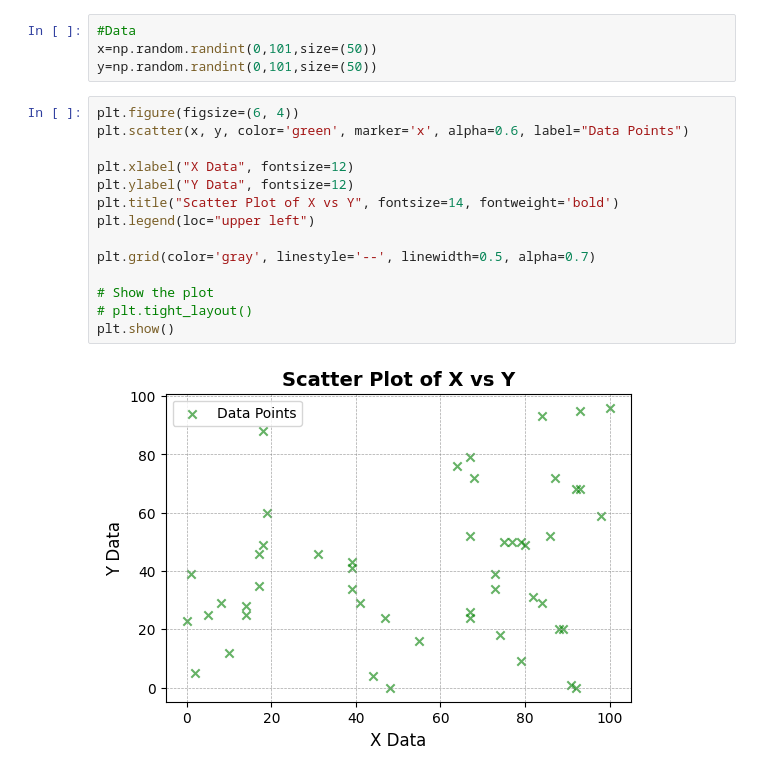
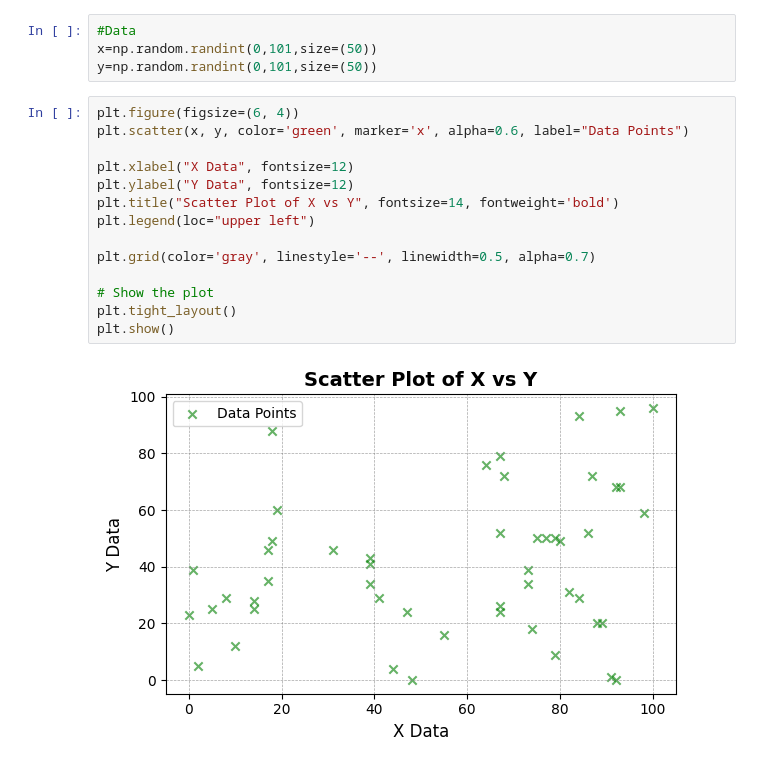
Before and after one commit to Razakhan143/demo, a Jupyter notebook: matplot lib .ipynb, the cells around one changed output. Cells and saved outputs as stored; diff of their text form.

```diff
--- a/matplot lib .ipynb
+++ b/matplot lib .ipynb
@@ -60,16 +60,16 @@ y=np.random.randint(0,101,size=(50))
 # %%
 plt.figure(figsize=(6, 4))
 plt.scatter(x, y, color='green', marker='x', alpha=0.6, label="Data Points")
 
 plt.xlabel("X Data", fontsize=12)
 plt.ylabel("Y Data", fontsize=12)
 plt.title("Scatter Plot of X vs Y", fontsize=14, fontweight='bold')
 plt.legend(loc="upper left")
 
 plt.grid(color='gray', linestyle='--', linewidth=0.5, alpha=0.7)
 
 # Show the plot
-# plt.tight_layout()
+plt.tight_layout()
 plt.show()
 # %% [output]
-[figure, old version]
+[figure, new version]
```
Also changed, not shown: parts of 2 cells of this notebook.
